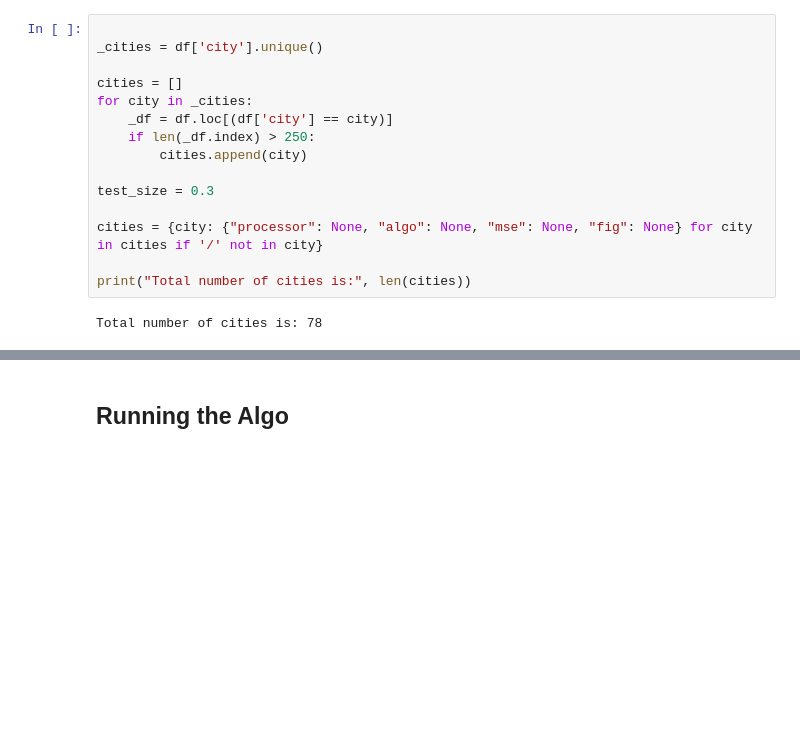
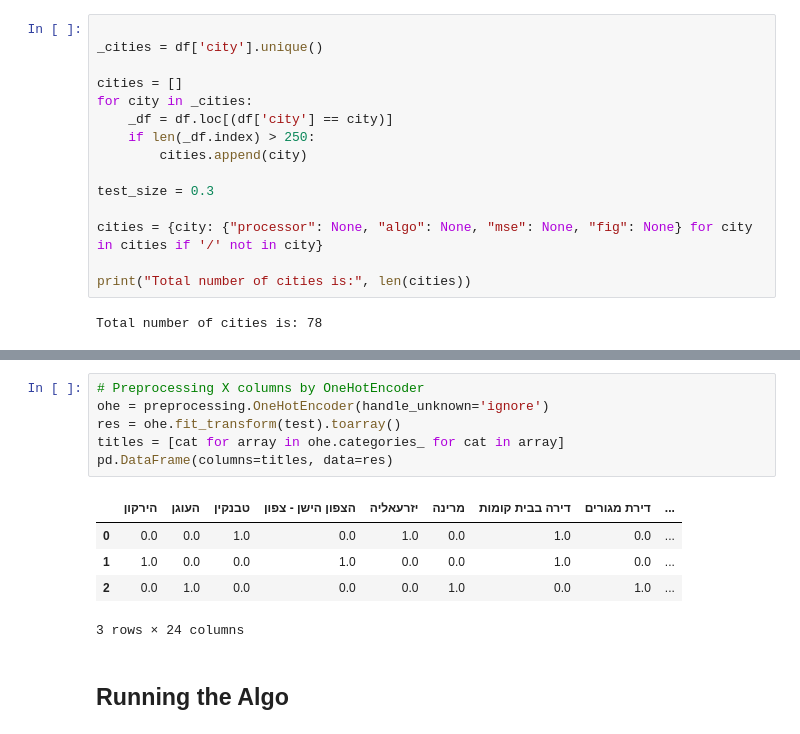
Before and after one commit to barzrcom/final-project, a Jupyter notebook: src/ml/ml/deals_GradientBoosting.ipynb, the cells around one changed output, grey strips where cells are left out. Saved outputs shown, nothing was run; the diff lists cells and outputs as text; blank space fills up the shorter version.

```diff
--- a/src/ml/ml/deals_GradientBoosting.ipynb
+++ b/src/ml/ml/deals_GradientBoosting.ipynb
@@ -89,3 +99,15 @@ Total number of cities is: 78
+# %%
+# Preprocessing X columns by OneHotEncoder
+ohe = preprocessing.OneHotEncoder(handle_unknown='ignore')
+res = ohe.fit_transform(test).toarray()
+titles = [cat for array in ohe.categories_ for cat in array]
+pd.DataFrame(columns=titles, data=res)
+# %% [output]
+|  | הירקון | העוגן | טבנקין | הצפון הישן - צפון | יזרעאליה | מרינה | דירה בבית קומות | דירת מגורים | ... |
+| 0 | 0.0 | 0.0 | 1.0 | 0.0 | 1.0 | 0.0 | 1.0 | 0.0 | ... |
+| 1 | 1.0 | 0.0 | 0.0 | 1.0 | 0.0 | 0.0 | 1.0 | 0.0 | ... |
+| 2 | 0.0 | 1.0 | 0.0 | 0.0 | 0.0 | 1.0 | 0.0 | 1.0 | ... |
+3 rows × 24 columns
 # %% [markdown]
 ## Running the Algo
 # %%
```
Also changed, not shown: parts of 2 cells of this notebook.
